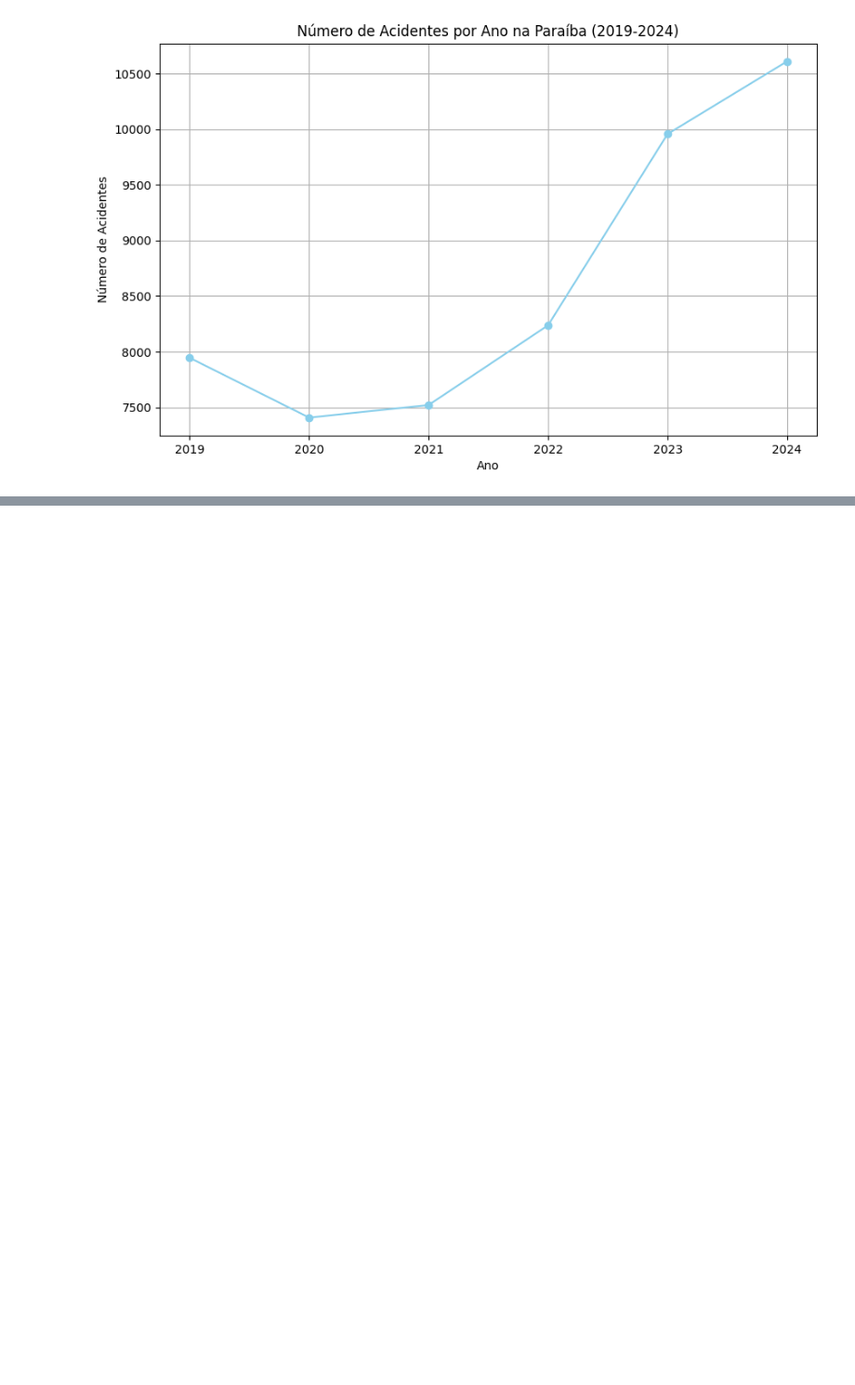
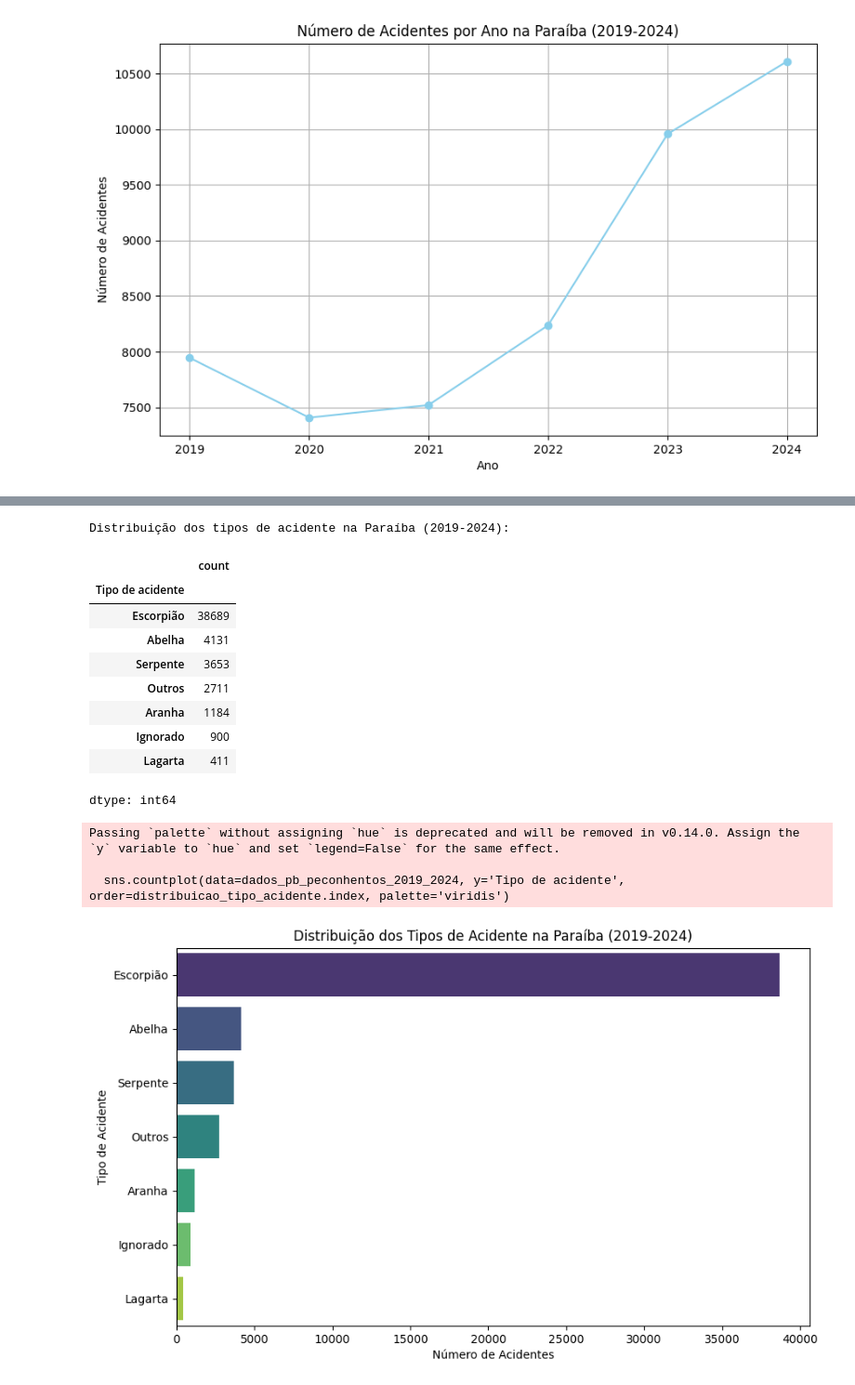
Before and after one commit to fabianosferreira/dataset, a Jupyter notebook: DataSet_Notif_Ofid.ipynb, the cells around one changed output, grey strips where cells are left out. Shown at 93% size. Drawn from its saved outputs; the diff is of its cells as text; code cells hidden in the pictures; blank space fills up the shorter version.

```diff
--- a/DataSet_Notif_Ofid.ipynb
+++ b/DataSet_Notif_Ofid.ipynb
@@ -1066,0 +1208,35 @@ plt.show()
+# %%
+# 1. O Quê? — Tipos de Acidente
+
+# Análise: Contagem de frequência da variável 'Tipo de acidente'
+distribuicao_tipo_acidente = dados_pb_peconhentos_2019_2024['Tipo de acidente'].value_counts()
+
+print("Distribuição dos tipos de acidente na Paraíba (2019-2024):")
+display(distribuicao_tipo_acidente)
+
+# Visualização Sugerida: Gráfico de Barras Horizontais
+import matplotlib.pyplot as plt
+import seaborn as sns
+
+plt.figure(figsize=(10, 6))
+sns.countplot(data=dados_pb_peconhentos_2019_2024, y='Tipo de acidente', order=distribuicao_tipo_acidente.index, palette='viridis')
+plt.title('Distribuição dos Tipos de Acidente na Paraíba (2019-2024)')
+plt.xlabel('Número de Acidentes')
+plt.ylabel('Tipo de Acidente')
+plt.show()
+# %% [output]
+Distribuição dos tipos de acidente na Paraíba (2019-2024):
+|  | count |
+| Tipo de acidente |  |
+| Escorpião | 38689 |
+| Abelha | 4131 |
+| Serpente | 3653 |
+| Outros | 2711 |
+| Aranha | 1184 |
+| Ignorado | 900 |
+| Lagarta | 411 |
+dtype: int64
+Passing `palette` without assigning `hue` is deprecated and will be removed in v0.14.0. Assign the `y` variable to `hue` and set `legend=False` for the same effect.
+
+  sns.countplot(data=dados_pb_peconhentos_2019_2024, y='Tipo de acidente', order=distribuicao_tipo_acidente.index, palette='viridis')
+[figure, added]
```
Also changed, not shown: parts of 27 cells of this notebook.
